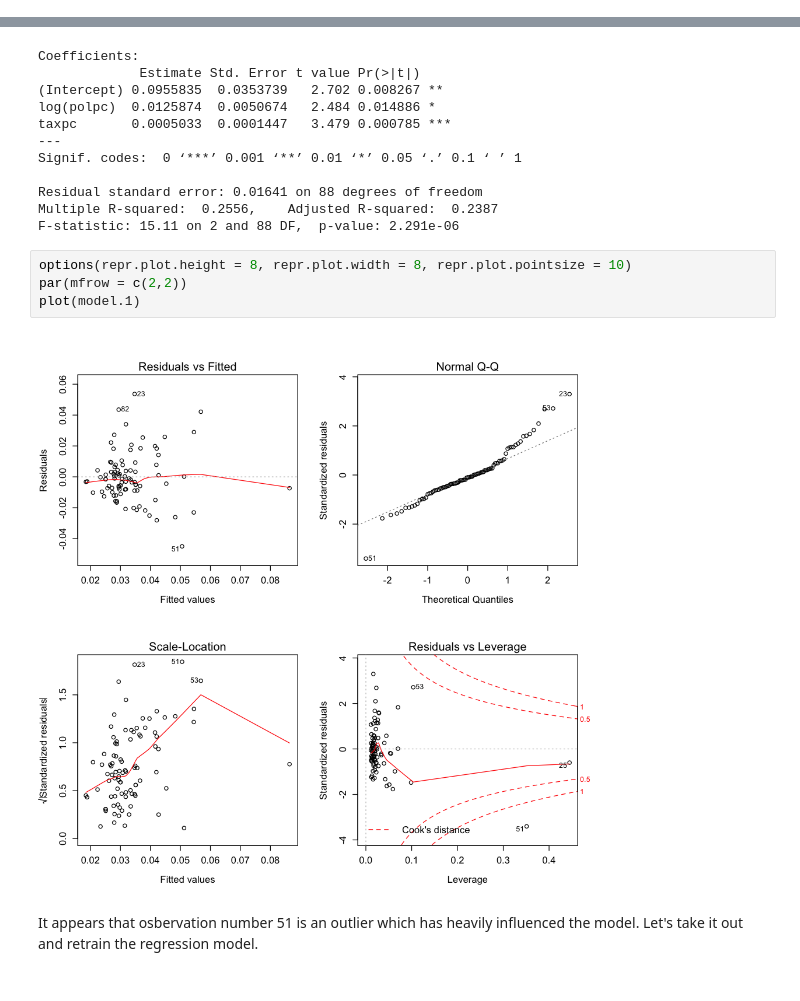
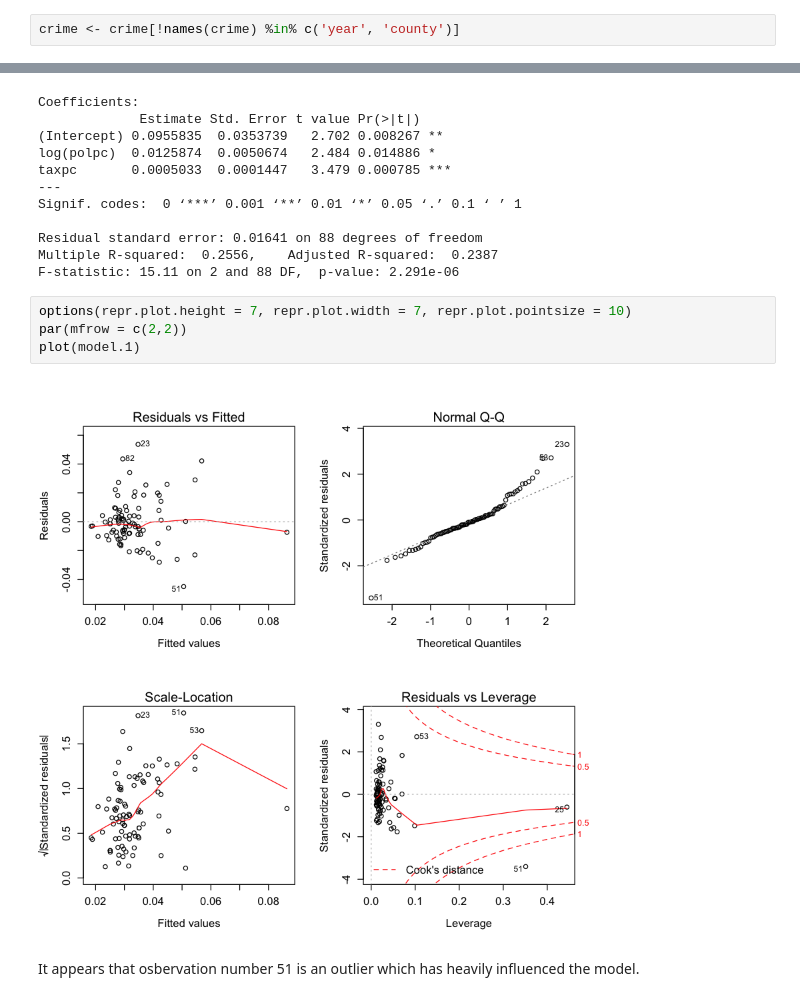
Before and after one commit to JBPelzner/w203-Lab-3, a Jupyter notebook: lab_3_report.ipynb, the cells around one changed output, grey strips where cells are left out. Cells and saved outputs as stored; diff of their text form.

```diff
--- a/lab_3_report.ipynb
+++ b/lab_3_report.ipynb
@@ -91,2 +87,4 @@ crime$prbconv <- as.numeric(crime$prbconv)
+# %%
+crime <- crime[!names(crime) %in% c('year', 'county')]
 # %% [markdown]
 The probabilty of conviction variable `prbconv` is registered as a factor, so we must cast it as a numeric before proceeding with EDA.
@@ -282,10 +167,10 @@ Residual standard error: 0.01641 on 88 degrees of freedom
 Multiple R-squared:  0.2556,    Adjusted R-squared:  0.2387
 F-statistic: 15.11 on 2 and 88 DF,  p-value: 2.291e-06
 # %%
-options(repr.plot.height = 8, repr.plot.width = 8, repr.plot.pointsize = 10)
+options(repr.plot.height = 7, repr.plot.width = 7, repr.plot.pointsize = 10)
 par(mfrow = c(2,2))
 plot(model.1)
 # %% [output]
-[figure, old version]
+[figure, new version]
 # %% [markdown]
-It appears that osbervation number 51 is an outlier which has heavily influenced the model. Let's take it out and retrain the regression model.
+It appears that osbervation number 51 is an outlier which has heavily influenced the model.
```
Also changed, not shown: parts of 49 cells of this notebook, 1 other file.
